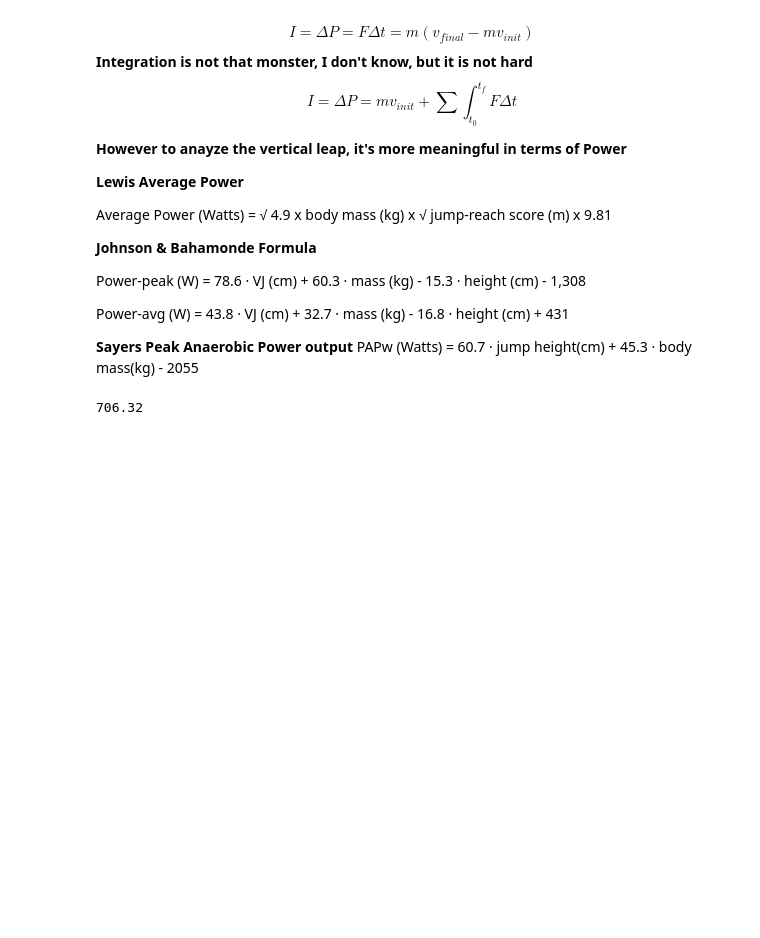
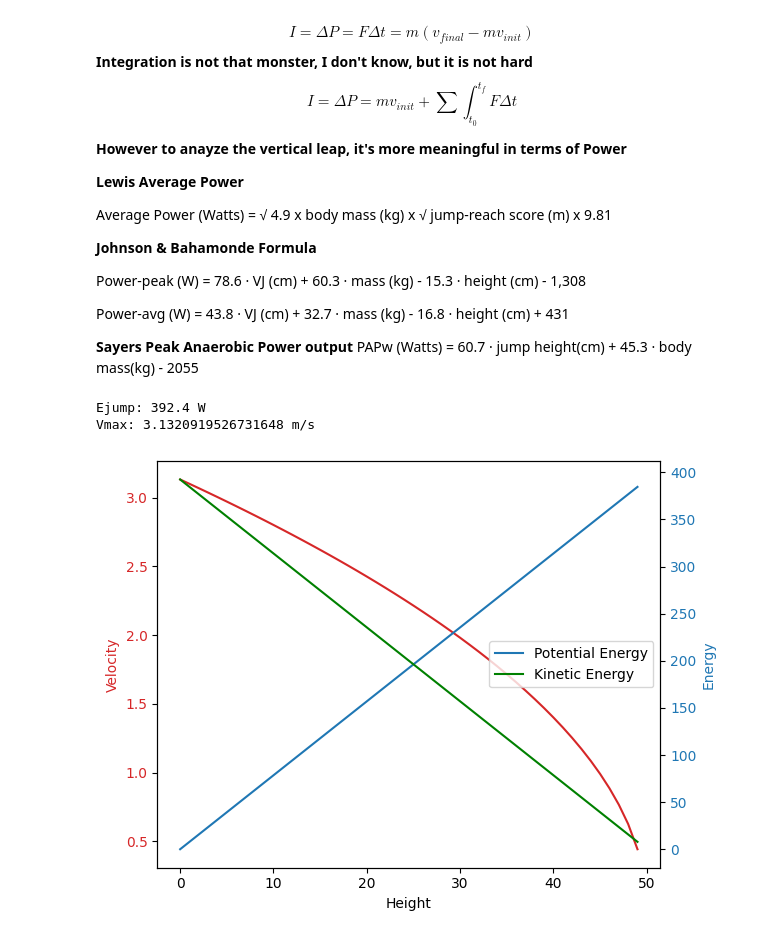
Before and after one commit to andrevsl/SoCieForParaOPlay, a Jupyter notebook: PhysicsJump.ipynb, the cells around one changed output. Saved outputs shown, nothing was run; the diff lists cells and outputs as text; code cells hidden in the pictures; blank space fills up the shorter version.

Commit message:
plot velocity

```diff
--- a/PhysicsJump.ipynb
+++ b/PhysicsJump.ipynb
@@ -68,8 +68,9 @@ VJ=50 # Vertical jump in cm
 
 # Energy
 Ejump=BW*g*VJ/100
-print('Ejump:{}',Ejump)
-
-Vmax=np.sqrt()
+Vmax=np.sqrt(2*Ejump/BW)
+print('Ejump: {} W'.format(Ejump))
+print('Vmax: {} m/s'.format(Vmax))
 # %% [output]
-706.32
+Ejump: 392.4 W
+Vmax: 3.1320919526731648 m/s
@@ -82,0 +77,30 @@ plt.show()
+# %%
+#Analazing the movement
+VJ=50
+heightMovement=np.arange(0,50)
+EMAX=BW*g*VJ/100
+Epmovement=BW*g*heightMovement/100
+KEmovement=EMAX-Epmovement
+Vmovement=np.sqrt(2*KEmovement/BW)
+
+fig, ax1 = plt.subplots()
+
+color = 'tab:red'
+ax1.set_xlabel('Height')
+ax1.set_ylabel('Velocity', color=color)
+ax1.plot(heightMovement, Vmovement, color=color)
+ax1.tick_params(axis='y', labelcolor=color)
+ax2.legend(['Velocity'])
+
+ax2 = ax1.twinx()  # instantiate a second Axes that shares the same x-axis
+
+color = 'tab:blue'
+ax2.set_ylabel('Energy', color=color)  # we already handled the x-label with ax1
+ax2.plot(heightMovement, Epmovement, color=color)
+ax2.plot(heightMovement, KEmovement, color='g')
+ax2.tick_params(axis='y', labelcolor=color)
+ax2.legend(['Potential Energy', 'Kinetic Energy'])
+fig.tight_layout()  # otherwise the right y-label is slightly clipped
+plt.show()
+# %% [output]
+[figure, added]
```
Also changed, not shown: parts of 3 cells of this notebook.
